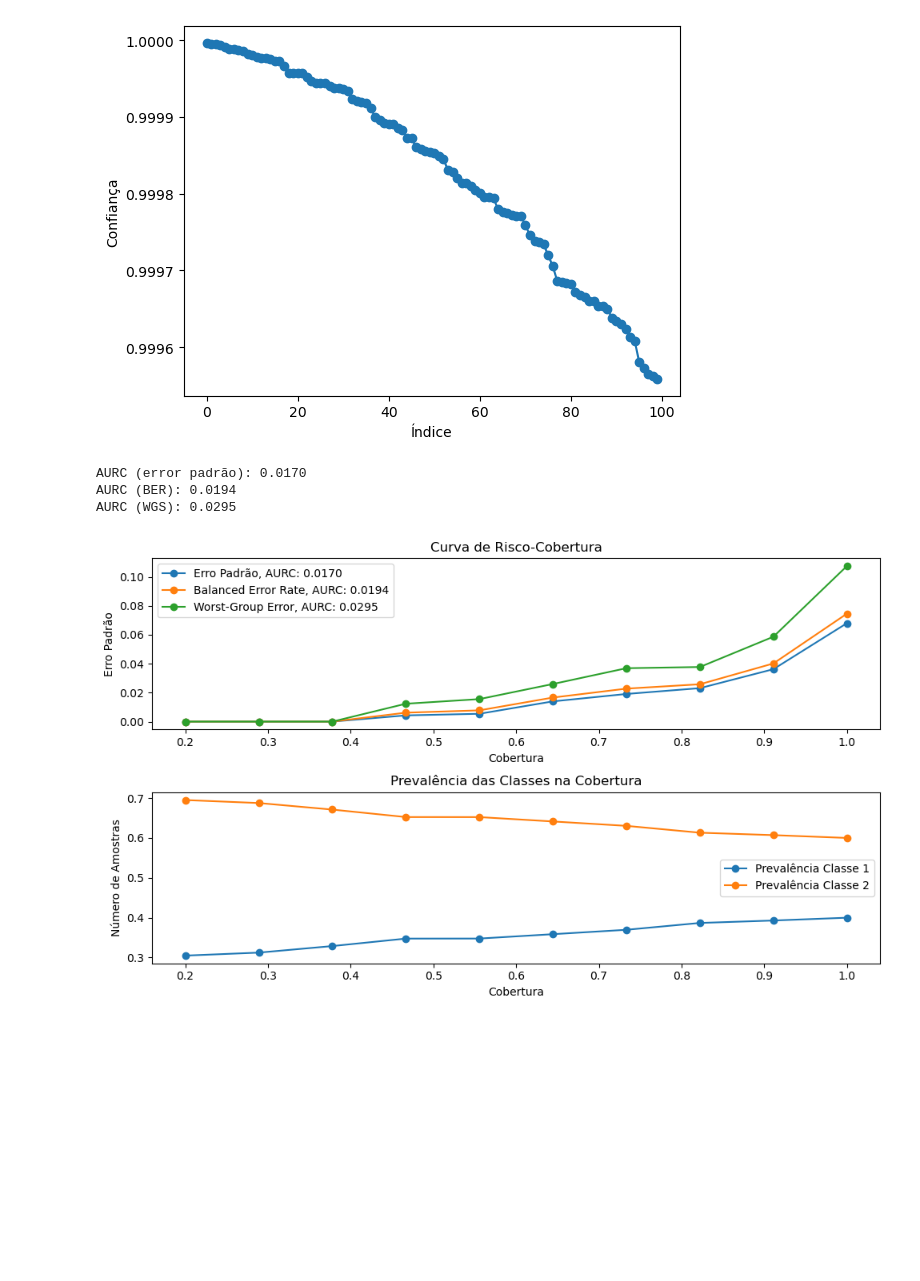
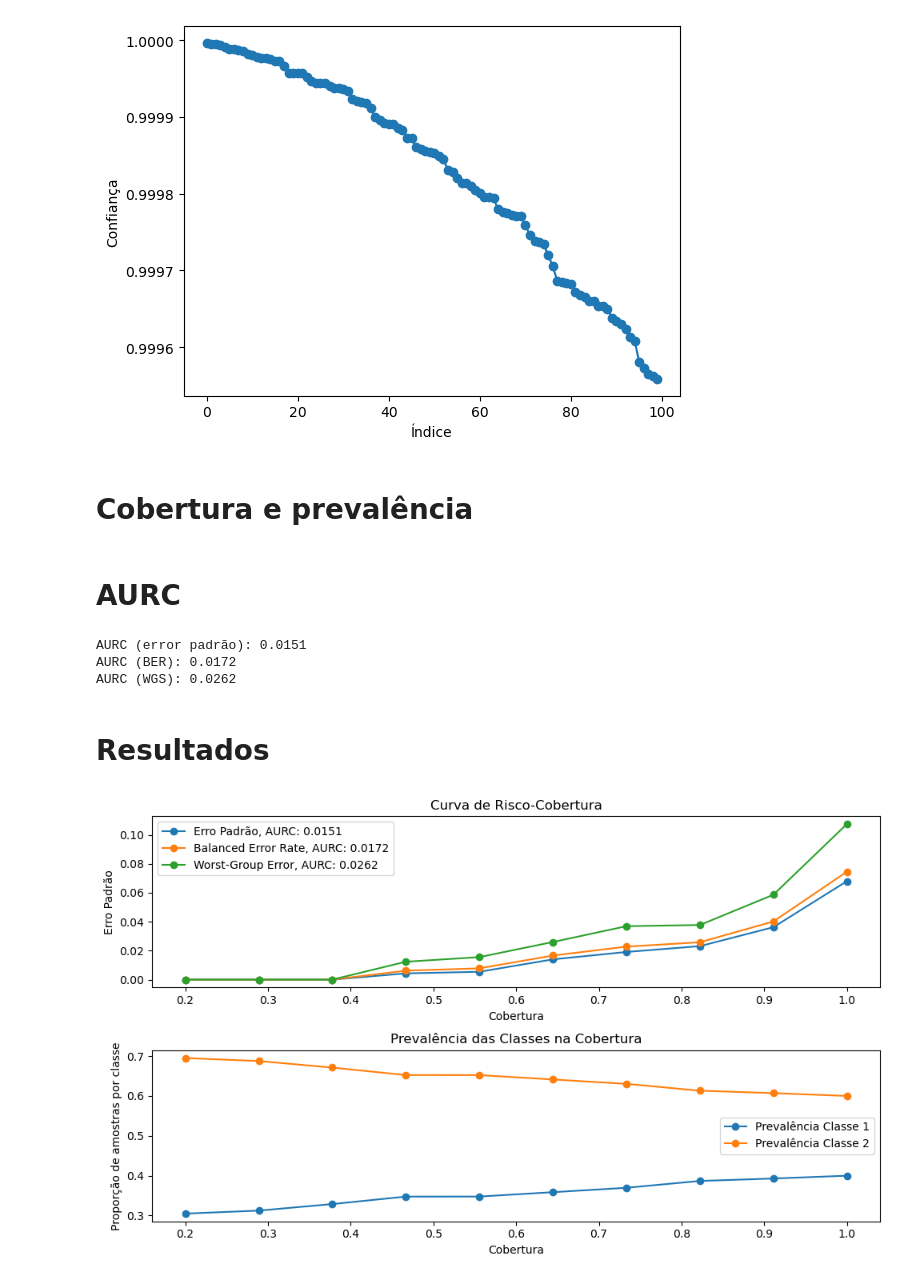
Before and after one commit to daviseemann/analise-teorica, a Jupyter notebook: notebooks/classificador-2d.ipynb, the cells around one changed output. Cells and saved outputs as stored; diff of their text form; code cells hidden in the pictures; blank space fills up the shorter version.

```diff
--- a/notebooks/classificador-2d.ipynb
+++ b/notebooks/classificador-2d.ipynb
@@ -135,6 +143,8 @@ plt.ylabel("Confiança")
 plt.show()
 # %% [output]
 [figure]
+# %% [markdown]
+# Cobertura e prevalência
 # %%
 coverages = np.linspace(0.2, 1, 10)
 
@@ -188,18 +198,22 @@ for k in coverages:
         assert np.isclose(
             prevalence_1[-1] + prevalence_2[-1], 1
         ), "A prevalência deve somar 1."
+# %% [markdown]
+# AURC
 # %%
-AURC_std = np.mean(error_std)
-AURC_ber = np.mean(bers)
-AURC_wgs = np.mean(wgs)
+AURC_std = np.sum(error_std[1:] * np.diff(coberturas))
+AURC_ber = np.sum(bers[1:] * np.diff(coberturas))
+AURC_wgs = np.sum(wgs[1:] * np.diff(coberturas))
 
 print(f"AURC (error padrão): {AURC_std:.4f}")
 print(f"AURC (BER): {AURC_ber:.4f}")
 print(f"AURC (WGS): {AURC_wgs:.4f}")
 # %% [output]
-AURC (error padrão): 0.0170
-AURC (BER): 0.0194
-AURC (WGS): 0.0295
+AURC (error padrão): 0.0151
+AURC (BER): 0.0172
+AURC (WGS): 0.0262
+# %% [markdown]
+# Resultados
 # %%
 fig, axes = plt.subplots(2, 1, figsize=(10, 6))
 
@@ -208,32 +222,32 @@ axes[0].plot(
     coberturas,
     error_std,
     marker="o",
     label="Erro Padrão, AURC: {:.4f}".format(AURC_std),
 )
 axes[0].plot(
     coberturas,
     bers,
     marker="o",
     label="Balanced Error Rate, AURC: {:.4f}".format(AURC_ber),
 )
 axes[0].plot(
     coberturas,
     wgs,
     marker="o",
     label="Worst-Group Error, AURC: {:.4f}".format(AURC_wgs),
 )
 axes[0].set_xlabel("Cobertura")
 axes[0].set_ylabel("Erro Padrão")
 axes[0].legend()
 
 axes[1].set_title("Prevalência das Classes na Cobertura")
 axes[1].plot(coberturas, prevalence_1, marker="o", label="Prevalência Classe 1")
 axes[1].plot(coberturas, prevalence_2, marker="o", label="Prevalência Classe 2")
 axes[1].set_xlabel("Cobertura")
-axes[1].set_ylabel("%\ de Amostras por classe")
+axes[1].set_ylabel("Proporção de amostras por classe")
 axes[1].legend()
 
 plt.tight_layout()
 plt.show()
 # %% [output]
-[figure, old version]
+[figure, new version]
```
Also changed, not shown: parts of 4 cells of this notebook.
